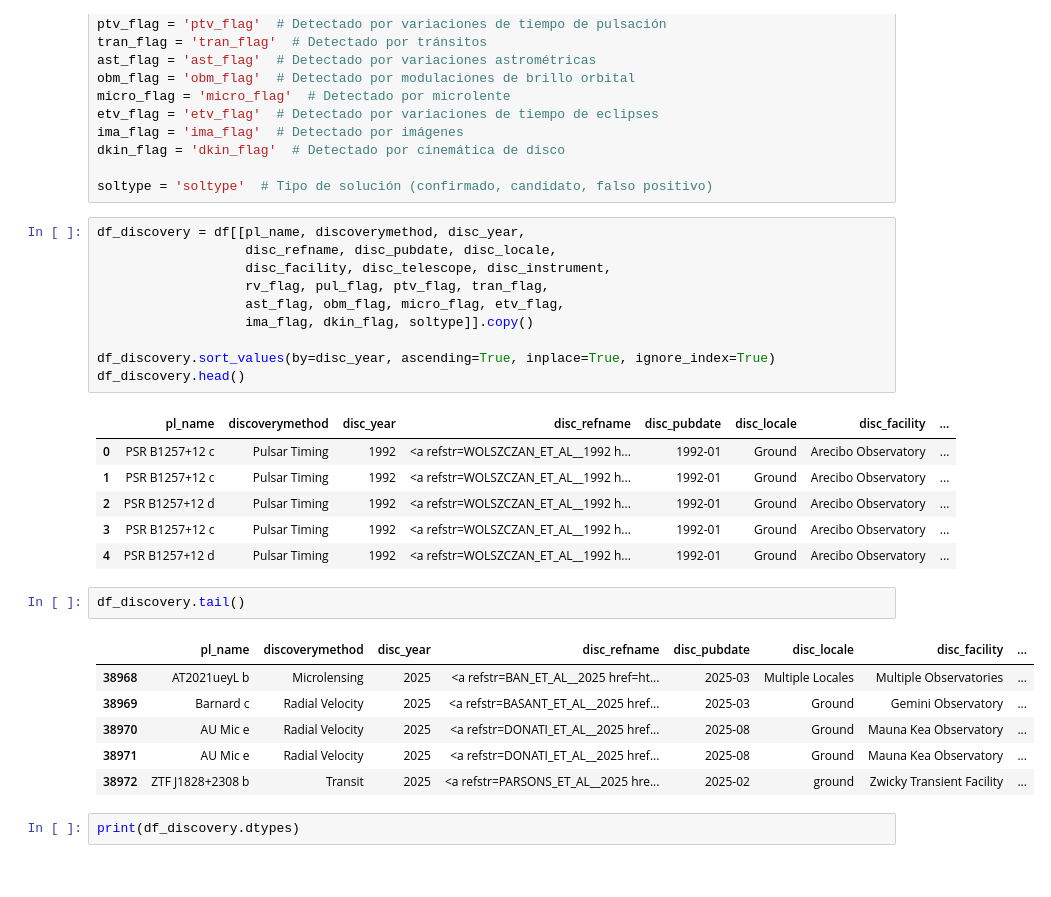
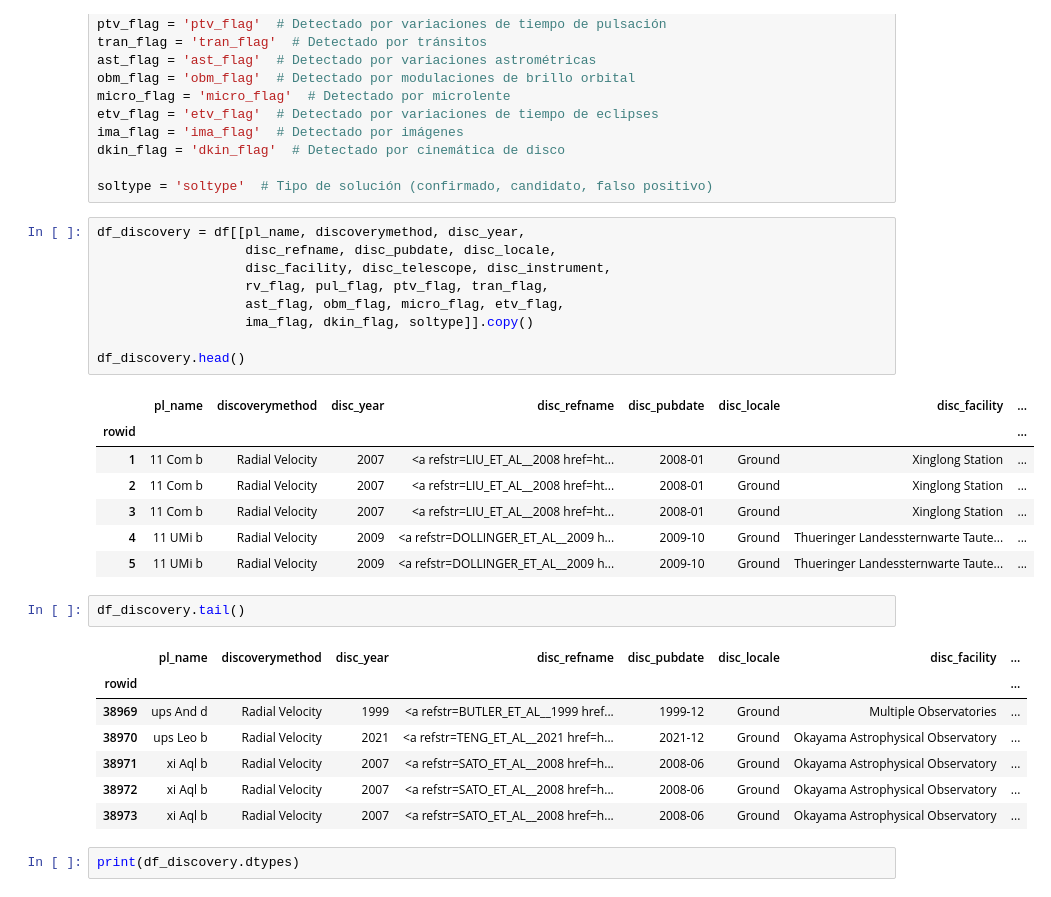
Before and after one commit to raylovesmusic/IMT2200-Proyecto-Grupal-A.R.D.E, a Jupyter notebook: notebooks/entrega_rubrica.ipynb, the cells around one changed output. Cells and saved outputs as stored; diff of their text form.

```diff
--- a/notebooks/entrega_rubrica.ipynb
+++ b/notebooks/entrega_rubrica.ipynb
@@ -297,29 +297,30 @@ soltype = 'soltype'  # Tipo de solución (confirmado, candidato, falso positivo)
 # %%
 df_discovery = df[[pl_name, discoverymethod, disc_year,
                    disc_refname, disc_pubdate, disc_locale,
                    disc_facility, disc_telescope, disc_instrument,
                    rv_flag, pul_flag, ptv_flag, tran_flag,
                    ast_flag, obm_flag, micro_flag, etv_flag,
                    ima_flag, dkin_flag, soltype]].copy()
 
-df_discovery.sort_values(by=disc_year, ascending=True, inplace=True, ignore_index=True)
 df_discovery.head()
 # %% [output]
 |  | pl_name | discoverymethod | disc_year | disc_refname | disc_pubdate | disc_locale | disc_facility | ... |
-| 0 | PSR B1257+12 c | Pulsar Timing | 1992 | <a refstr=WOLSZCZAN_ET_AL__1992 h... | 1992-01 | Ground | Arecibo Observatory | ... |
-| 1 | PSR B1257+12 c | Pulsar Timing | 1992 | <a refstr=WOLSZCZAN_ET_AL__1992 h... | 1992-01 | Ground | Arecibo Observatory | ... |
-| 2 | PSR B1257+12 d | Pulsar Timing | 1992 | <a refstr=WOLSZCZAN_ET_AL__1992 h... | 1992-01 | Ground | Arecibo Observatory | ... |
-| 3 | PSR B1257+12 c | Pulsar Timing | 1992 | <a refstr=WOLSZCZAN_ET_AL__1992 h... | 1992-01 | Ground | Arecibo Observatory | ... |
-| 4 | PSR B1257+12 d | Pulsar Timing | 1992 | <a refstr=WOLSZCZAN_ET_AL__1992 h... | 1992-01 | Ground | Arecibo Observatory | ... |
+| rowid |  |  |  |  |  |  |  | ... |
+| 1 | 11 Com b | Radial Velocity | 2007 | <a refstr=LIU_ET_AL__2008 href=ht... | 2008-01 | Ground | Xinglong Station | ... |
+| 2 | 11 Com b | Radial Velocity | 2007 | <a refstr=LIU_ET_AL__2008 href=ht... | 2008-01 | Ground | Xinglong Station | ... |
+| 3 | 11 Com b | Radial Velocity | 2007 | <a refstr=LIU_ET_AL__2008 href=ht... | 2008-01 | Ground | Xinglong Station | ... |
+| 4 | 11 UMi b | Radial Velocity | 2009 | <a refstr=DOLLINGER_ET_AL__2009 h... | 2009-10 | Ground | Thueringer Landessternwarte Taute... | ... |
+| 5 | 11 UMi b | Radial Velocity | 2009 | <a refstr=DOLLINGER_ET_AL__2009 h... | 2009-10 | Ground | Thueringer Landessternwarte Taute... | ... |
 # %%
 df_discovery.tail()
 # %% [output]
 |  | pl_name | discoverymethod | disc_year | disc_refname | disc_pubdate | disc_locale | disc_facility | ... |
-| 38968 | AT2021ueyL b | Microlensing | 2025 | <a refstr=BAN_ET_AL__2025 href=ht... | 2025-03 | Multiple Locales | Multiple Observatories | ... |
-| 38969 | Barnard c | Radial Velocity | 2025 | <a refstr=BASANT_ET_AL__2025 href... | 2025-03 | Ground | Gemini Observatory | ... |
-| 38970 | AU Mic e | Radial Velocity | 2025 | <a refstr=DONATI_ET_AL__2025 href... | 2025-08 | Ground | Mauna Kea Observatory | ... |
-| 38971 | AU Mic e | Radial Velocity | 2025 | <a refstr=DONATI_ET_AL__2025 href... | 2025-08 | Ground | Mauna Kea Observatory | ... |
-| 38972 | ZTF J1828+2308 b | Transit | 2025 | <a refstr=PARSONS_ET_AL__2025 hre... | 2025-02 | ground | Zwicky Transient Facility | ... |
+| rowid |  |  |  |  |  |  |  | ... |
+| 38969 | ups And d | Radial Velocity | 1999 | <a refstr=BUTLER_ET_AL__1999 href... | 1999-12 | Ground | Multiple Observatories | ... |
+| 38970 | ups Leo b | Radial Velocity | 2021 | <a refstr=TENG_ET_AL__2021 href=h... | 2021-12 | Ground | Okayama Astrophysical Observatory | ... |
+| 38971 | xi Aql b | Radial Velocity | 2007 | <a refstr=SATO_ET_AL__2008 href=h... | 2008-06 | Ground | Okayama Astrophysical Observatory | ... |
+| 38972 | xi Aql b | Radial Velocity | 2007 | <a refstr=SATO_ET_AL__2008 href=h... | 2008-06 | Ground | Okayama Astrophysical Observatory | ... |
+| 38973 | xi Aql b | Radial Velocity | 2007 | <a refstr=SATO_ET_AL__2008 href=h... | 2008-06 | Ground | Okayama Astrophysical Observatory | ... |
 # %%
 print(df_discovery.dtypes)
 # %% [output]
```
Also changed, not shown: parts of 6 cells of this notebook.
